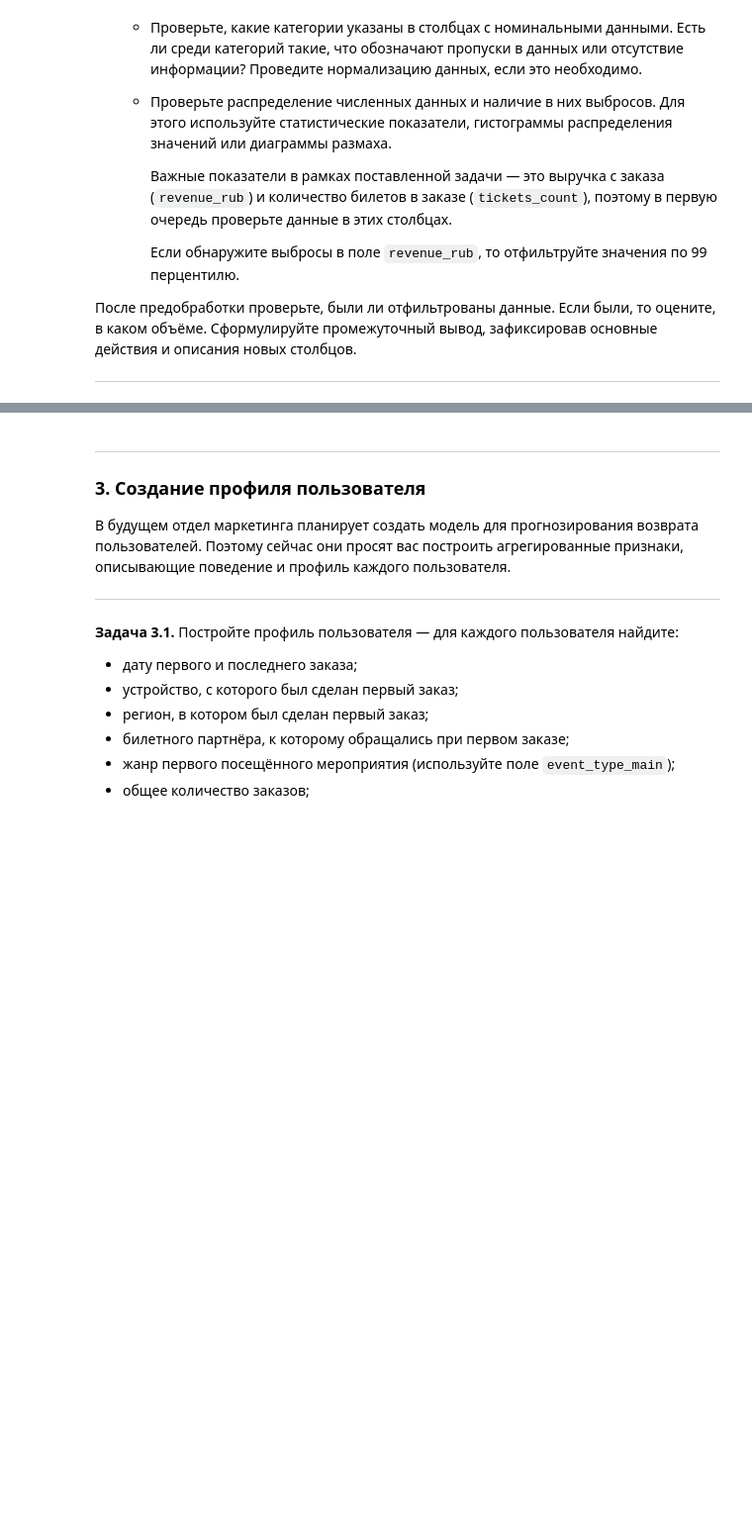
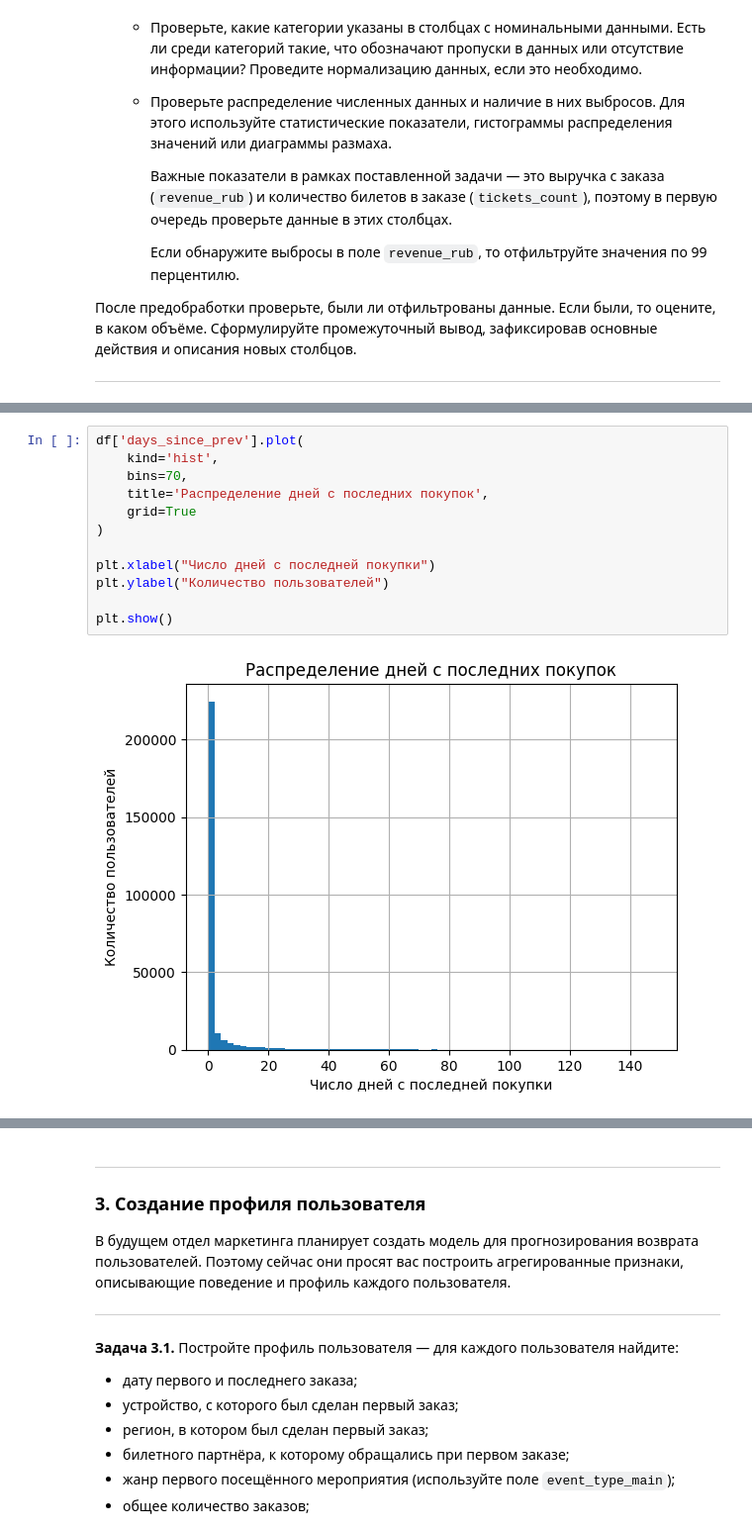
Before and after one commit to KatsayArtemDev/yandex-afisha-user-loyalty, a Jupyter notebook: notebooks/katsay.ipynb, the cells around one changed output, grey strips where cells are left out. Shown at 99% size. Cells and saved outputs as stored; diff of their text form; blank space fills up the shorter version.

```diff
--- a/notebooks/katsay.ipynb
+++ b/notebooks/katsay.ipynb
@@ -143,0 +313,14 @@ df = pd.read_sql_query(query, con=engine)
+# %%
+df['days_since_prev'].plot(
+    kind='hist',
+    bins=70,
+    title='Распределение дней с последних покупок',
+    grid=True
+)
+
+plt.xlabel("Число дней с последней покупки")
+plt.ylabel("Количество пользователей")
+
+plt.show()
+# %% [output]
+[figure, added]
```
Also changed, not shown: parts of 24 cells of this notebook.
